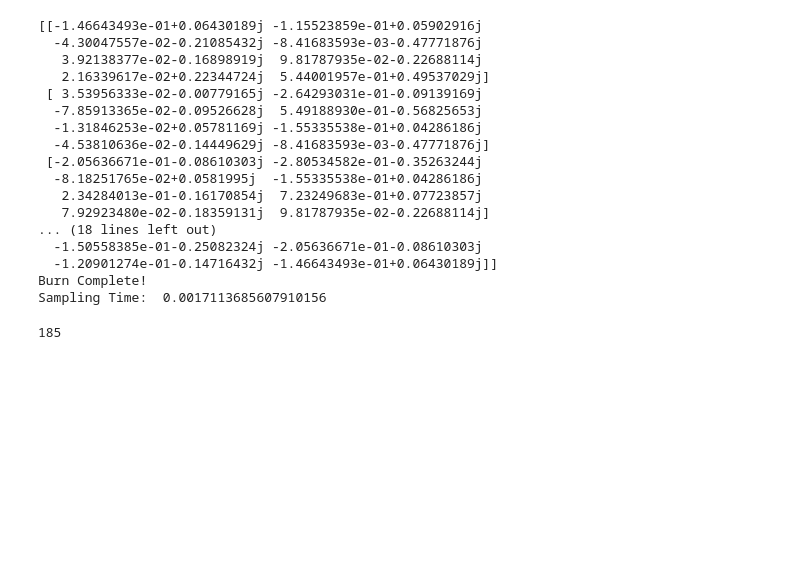
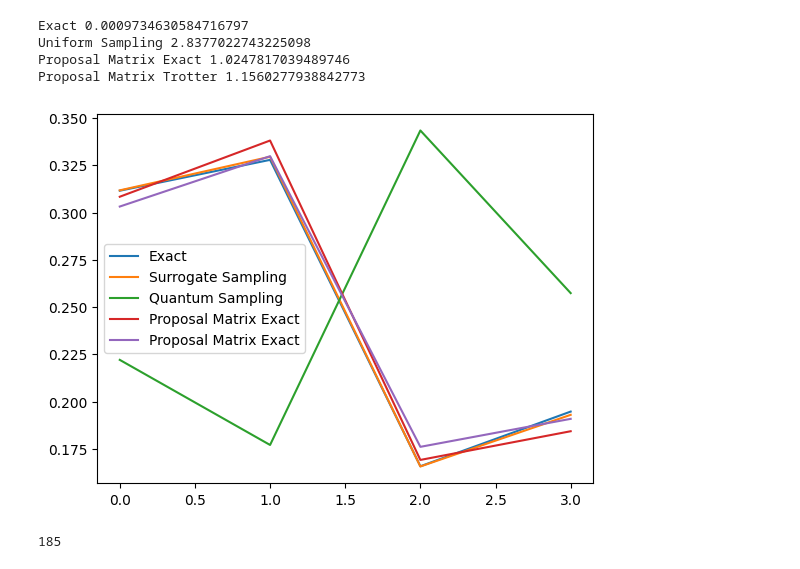
Before and after one commit to vinitX/Quantum-Sampling, a Jupyter notebook: ZnO.ipynb, the cells around one changed output. Saved outputs shown, nothing was run; the diff lists cells and outputs as text; code cells hidden in the pictures; blank space fills up the shorter version.

```diff
--- a/ZnO.ipynb
+++ b/ZnO.ipynb
@@ -3,0 +12,3 @@ from Sampling_Quantum import *
+# %%
+rbm.poly[1+N:] = 0
+rbm.poly
@@ -4,30 +122,47 @@ from Sampling_Quantum import *
 # %%
-N = 3
-M = 2
-sample_size = 100
-rbm = RBM_surrogate(N,M)
-rbm.build_surrogate()
+sample_size = 80000
+
 
 tm = time.time()
-prob_dist = Sampling_Quantum(N=N, poly=rbm.poly, sample_size=sample_size, burn=sample_size//10, compute_proposal_matrix=True, mode='Trotter')
+s = rbm.enum(N)
+exact_dist = rbm.prob(s)
+exact_dist = exact_dist / np.sum(exact_dist)
+#plt.plot(1/4 - exact_dist)
+print("Exact",  time.time()-tm)
+
+prob_dist = {}
+tm = time.time()
+prob_dist['uniform'] = Sampling(N=N, prob_func=prob_func, sample_size=sample_size, burn=sample_size//10)
+print("Uniform Sampling", time.time()-tm)
+
+tm = time.time()
+prob_dist['prop_exact'] = Sampling_Quantum(N=N, poly=rbm.poly, sample_size=sample_size, burn=sample_size//10, compute_proposal_matrix=True, mode='Exact')
+print("Proposal Matrix Exact", time.time()-tm)
+
+tm = time.time()
+prob_dist['prop_trot'] = Sampling_Quantum(N=N, poly=rbm.poly, sample_size=sample_size, burn=sample_size//10, compute_proposal_matrix=True, mode='Trotter')
+print("Proposal Matrix Trotter", time.time()-tm)
 # %% [output]
-[[-1.46643493e-01+0.06430189j -1.15523859e-01+0.05902916j
-  -4.30047557e-02-0.21085432j -8.41683593e-03-0.47771876j
-   3.92138377e-02-0.16898919j  9.81787935e-02-0.22688114j
-   2.16339617e-02+0.22344724j  5.44001957e-01+0.49537029j]
- [ 3.53956333e-02-0.00779165j -2.64293031e-01-0.09139169j
-  -7.85913365e-02-0.09526628j  5.49188930e-01-0.56825653j
-  -1.31846253e-02+0.05781169j -1.55335538e-01+0.04286186j
-  -4.53810636e-02-0.14449629j -8.41683593e-03-0.47771876j]
- [-2.05636671e-01-0.08610303j -2.80534582e-01-0.35263244j
-  -8.18251765e-02+0.0581995j  -1.55335538e-01+0.04286186j
-   2.34284013e-01-0.16170854j  7.23249683e-01+0.07723857j
-   7.92923480e-02-0.18359131j  9.81787935e-02-0.22688114j]
-... (18 lines left out)
-  -1.50558385e-01-0.25082324j -2.05636671e-01-0.08610303j
-  -1.20901274e-01-0.14716432j -1.46643493e-01+0.06430189j]]
-Burn Complete!
-Sampling Time:  0.0017113685607910156
+Exact 0.0009734630584716797
+Uniform Sampling 2.8377022743225098
+Proposal Matrix Exact 1.0247817039489746
+Proposal Matrix Trotter 1.1560277938842773
+# %%
+sample_size = 10000 #80000
+tm = time.time()
+prob_dict, _ = Sampling_Quantum(N=N, poly=rbm.poly, sample_size=sample_size, burn=sample_size//10)
+print("Quantum Sampling", time.time()-tm)
+# %%
+plt.plot(1/2-exact_dist, label='Exact')
+plt.plot(1/2-prob_dist['uniform'], label="Surrogate Sampling")
+plt.plot(prob_dict.values(), label="Quantum Sampling")
+plt.plot(prob_dist['prop_exact'], label="Proposal Matrix Exact")
+plt.plot(prob_dist['prop_trot'], label="Proposal Matrix Exact")
+
+plt.legend()
+plt.show()
+# %% [output]
+[figure, added]
 # %%
 import cudaq
 from cudaq import spin
```
Also changed, not shown: parts of 11 cells of this notebook, 4 other files.
